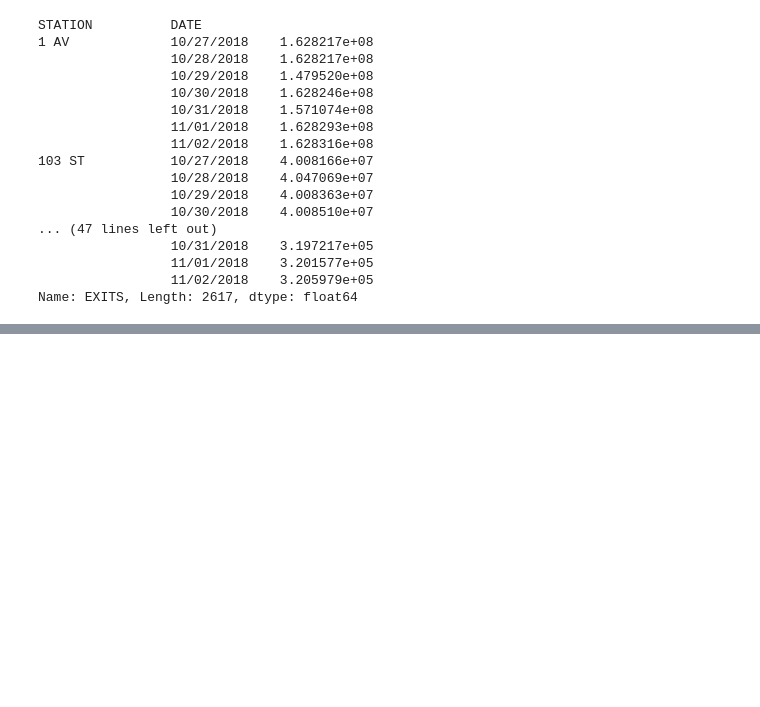
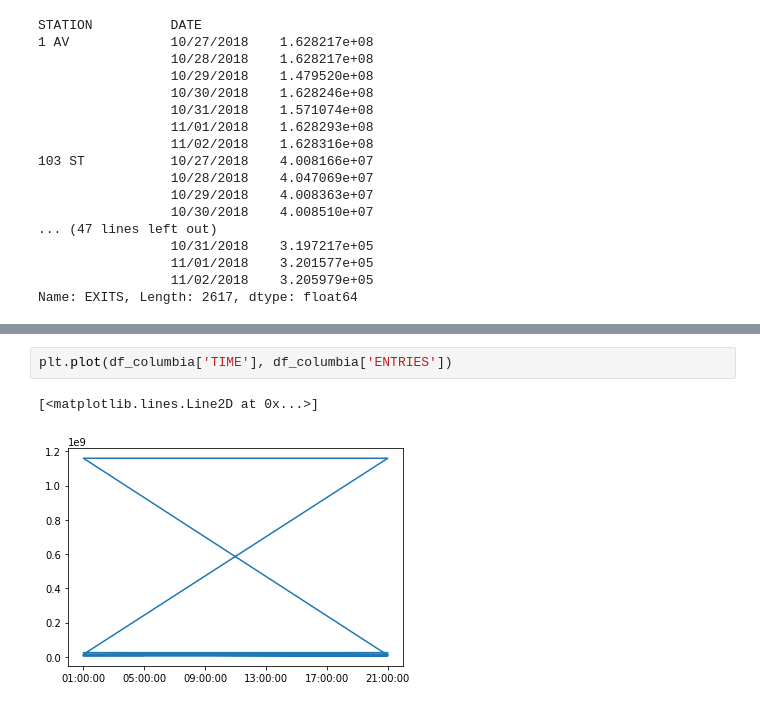
Before and after one commit to swlew369/Subway, a Jupyter notebook: Subway_Nov3_2018/subway_Nov_3.ipynb, the cells around one changed output, grey strips where cells are left out. Drawn from its saved outputs; the diff is of its cells as text; blank space fills up the shorter version.

```diff
--- a/Subway_Nov3_2018/subway_Nov_3.ipynb
+++ b/Subway_Nov3_2018/subway_Nov_3.ipynb
@@ -156,0 +204,5 @@ Name: EXITS, Length: 2617, dtype: float64
+# %%
+plt.plot(df_columbia['TIME'], df_columbia['ENTRIES'])
+# %% [output]
+[<matplotlib.lines.Line2D at 0x...>]
+[figure, added]
```
Also changed, not shown: parts of 15 cells of this notebook.
